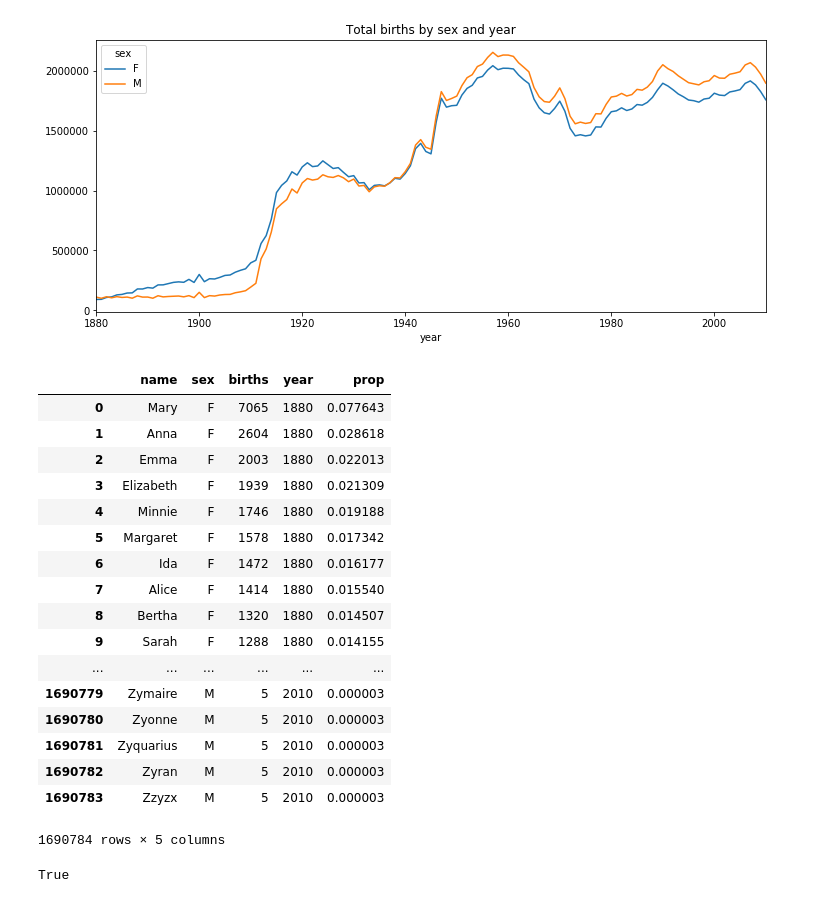
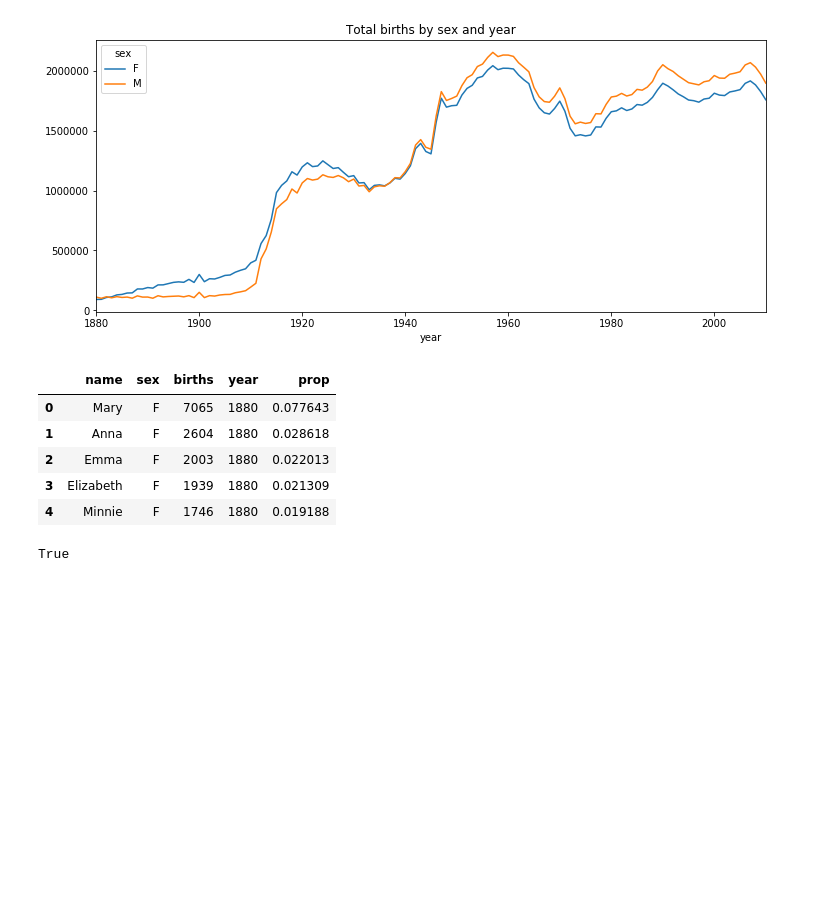
Before and after one commit to miyamotok0105/pydata-book, a Jupyter notebook: ch02.ipynb, the cells around one changed output. Saved outputs shown, nothing was run; the diff lists cells and outputs as text; code cells hidden in the pictures; blank space fills up the shorter version.

```diff
--- a/ch02.ipynb
+++ b/ch02.ipynb
@@ -692,22 +712,10 @@ names = names.groupby(['year', 'sex']).apply(add_prop)
 # %%
-names
+names.head(5)
 # %% [output]
 |  | name | sex | births | year | prop |
 | 0 | Mary | F | 7065 | 1880 | 0.077643 |
 | 1 | Anna | F | 2604 | 1880 | 0.028618 |
 | 2 | Emma | F | 2003 | 1880 | 0.022013 |
 | 3 | Elizabeth | F | 1939 | 1880 | 0.021309 |
 | 4 | Minnie | F | 1746 | 1880 | 0.019188 |
-| 5 | Margaret | F | 1578 | 1880 | 0.017342 |
-| 6 | Ida | F | 1472 | 1880 | 0.016177 |
-| 7 | Alice | F | 1414 | 1880 | 0.015540 |
-| 8 | Bertha | F | 1320 | 1880 | 0.014507 |
-| 9 | Sarah | F | 1288 | 1880 | 0.014155 |
-| ... | ... | ... | ... | ... | ... |
-| 1690779 | Zymaire | M | 5 | 2010 | 0.000003 |
-| 1690780 | Zyonne | M | 5 | 2010 | 0.000003 |
-| 1690781 | Zyquarius | M | 5 | 2010 | 0.000003 |
-| 1690782 | Zyran | M | 5 | 2010 | 0.000003 |
-| 1690783 | Zzyzx | M | 5 | 2010 | 0.000003 |
-1690784 rows × 5 columns
 # %%
```
Also changed, not shown: parts of 33 cells of this notebook.
